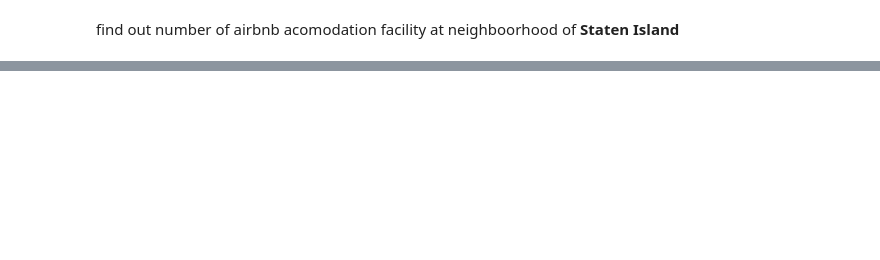
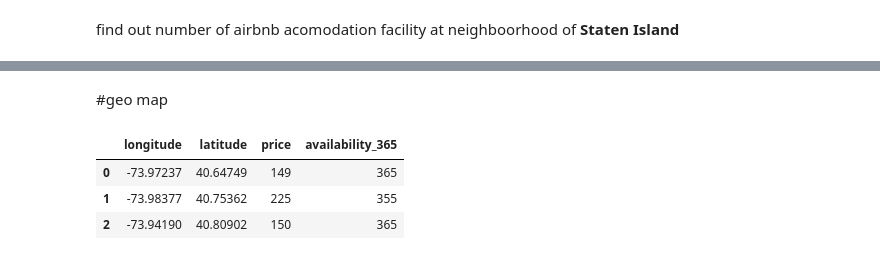
Before and after one commit to Kunaltembhare003/EDA, a Jupyter notebook: Copy_of_Airbnb_Bookings_Analysis_Capstone_Project.ipynb, the cells around one changed output, grey strips where cells are left out. Cells and saved outputs as stored; diff of their text form; code cells hidden in the pictures; blank space fills up the shorter version.

```diff
--- a/Copy_of_Airbnb_Bookings_Analysis_Capstone_Project.ipynb
+++ b/Copy_of_Airbnb_Bookings_Analysis_Capstone_Project.ipynb
@@ -590,0 +663,11 @@ plt.show()
+# %% [markdown]
+#geo map
+# %%
+#to create price heat map on map we can use latitude and longitude
+listing = df.loc[:,['longitude','latitude','price','availability_365']]
+listing.head(3)
+# %% [output]
+|  | longitude | latitude | price | availability_365 |
+| 0 | -73.97237 | 40.64749 | 149 | 365 |
+| 1 | -73.98377 | 40.75362 | 225 | 355 |
+| 2 | -73.94190 | 40.80902 | 150 | 365 |
```
Also changed, not shown: parts of 24 cells of this notebook.
